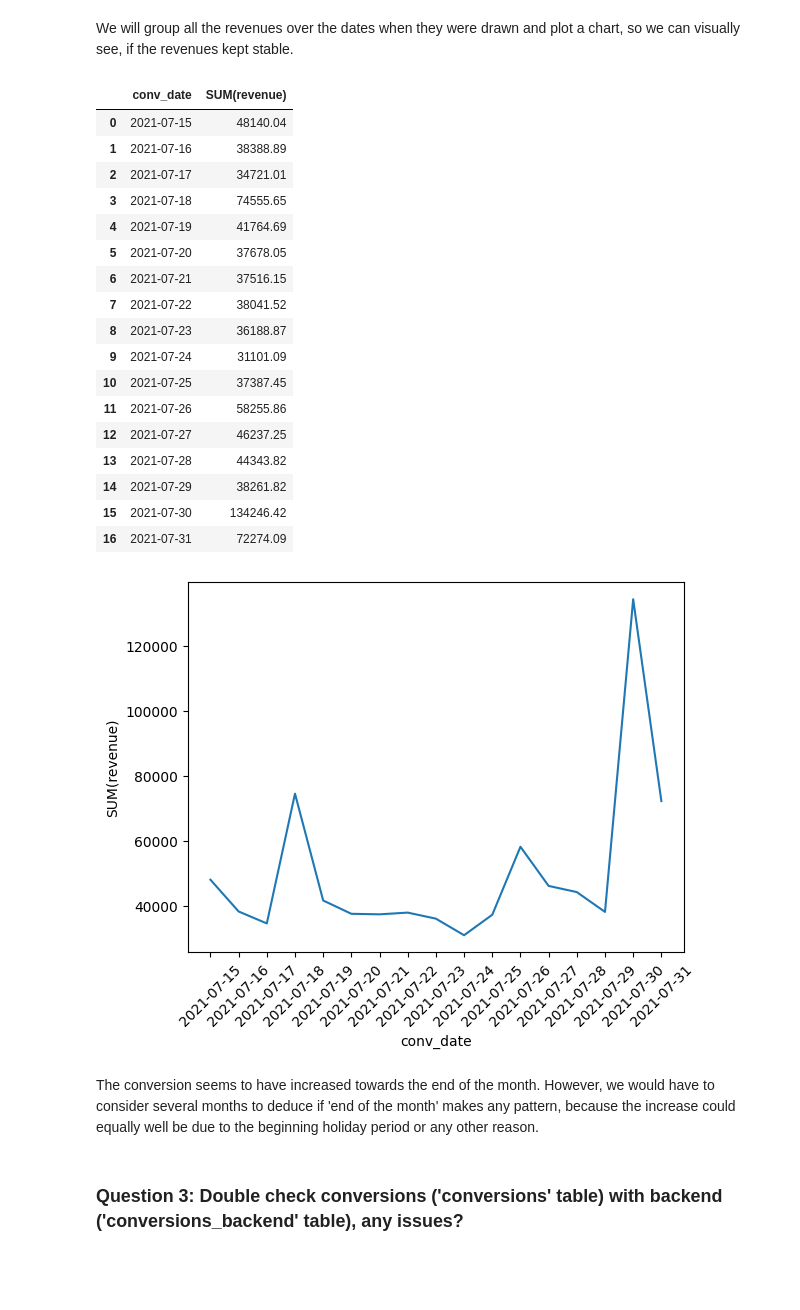
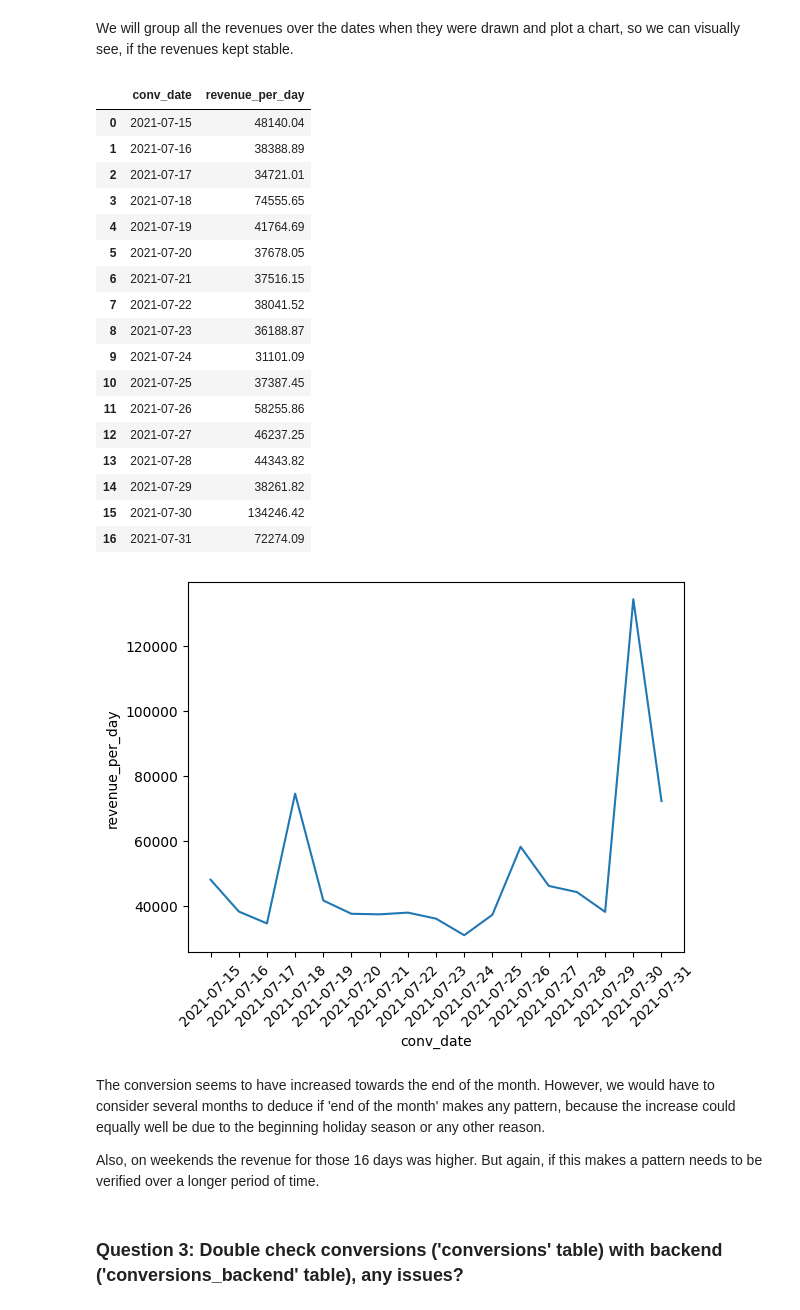
Before and after one commit to StefanieSenger/data_quality_challenge, a Jupyter notebook: Data_Quality_202108/report_data_quality.ipynb, the cells around one changed output. Drawn from its saved outputs; the diff is of its cells as text; code cells hidden in the pictures; blank space fills up the shorter version.

```diff
--- a/Data_Quality_202108/report_data_quality.ipynb
+++ b/Data_Quality_202108/report_data_quality.ipynb
@@ -59,0 +87,16 @@ Name: campaign_id, Length: 164, dtype: int64
+# %%
+# check on campaign_id_79
+
+query = '''SELECT session_sources.event_date, session_sources.campaign_id, ROUND(SUM(session_sources.cpc),2) AS cpc_session_sources
+FROM session_sources
+WHERE session_sources.campaign_id = 'campaign_id_79'
+GROUP BY session_sources.event_date, session_sources.campaign_id
+ORDER BY session_sources.event_date, session_sources.campaign_id '''
+c.execute(query)
+
+columns = []
+for ele in c.description:
+    columns.append(ele[0])
+
+results = pd.DataFrame(c.fetchall(), columns=columns)
+results
@@ -62,7 +123,7 @@ Name: campaign_id, Length: 164, dtype: int64
 # %% [markdown]
 We will group all the revenues over the dates when they were drawn and plot a chart, so we can visually see, if the revenues kept stable.
 # %%
-query = '''SELECT conv_date, SUM(revenue)
+query = '''SELECT conv_date, ROUND(SUM(revenue),2) AS revenue_per_day
 FROM conversions
 GROUP BY conv_date
 '''
@@ -73,7 +134,7 @@ for ele in c.description:
 results = pd.DataFrame(c.fetchall(), columns=columns)
 results
 # %% [output]
-|  | conv_date | SUM(revenue) |
+|  | conv_date | revenue_per_day |
 | 0 | 2021-07-15 | 48140.04 |
 | 1 | 2021-07-16 | 38388.89 |
 | 2 | 2021-07-17 | 34721.01 |
@@ -92,12 +153,14 @@ results
 | 15 | 2021-07-30 | 134246.42 |
 | 16 | 2021-07-31 | 72274.09 |
 # %%
-chart = sns.lineplot(x=results['conv_date'], y=results['SUM(revenue)'])
+chart = sns.lineplot(x=results['conv_date'], y=results['revenue_per_day'])
 chart.set_xticklabels(chart.get_xticklabels(), rotation=45);
 # %% [output]
-[figure, old version]
+[figure, new version]
 # %% [markdown]
-The conversion seems to have increased towards the end of the month. However, we would have to consider several months to deduce if 'end of the month' makes any pattern, because the increase could equally well be due to the beginning holiday period or any other reason.
+The conversion seems to have increased towards the end of the month. However, we would have to consider several months to deduce if 'end of the month' makes any pattern, because the increase could equally well be due to the beginning holiday season or any other reason.
+
+Also, on weekends the revenue for those 16 days was higher. But again, if this makes a pattern needs to be verified over a longer period of time.
 # %% [markdown]
 ### Question 3: Double check conversions ('conversions' table) with backend ('conversions_backend' table), any issues?
 # %%
```
Also changed, not shown: parts of 10 cells of this notebook.
